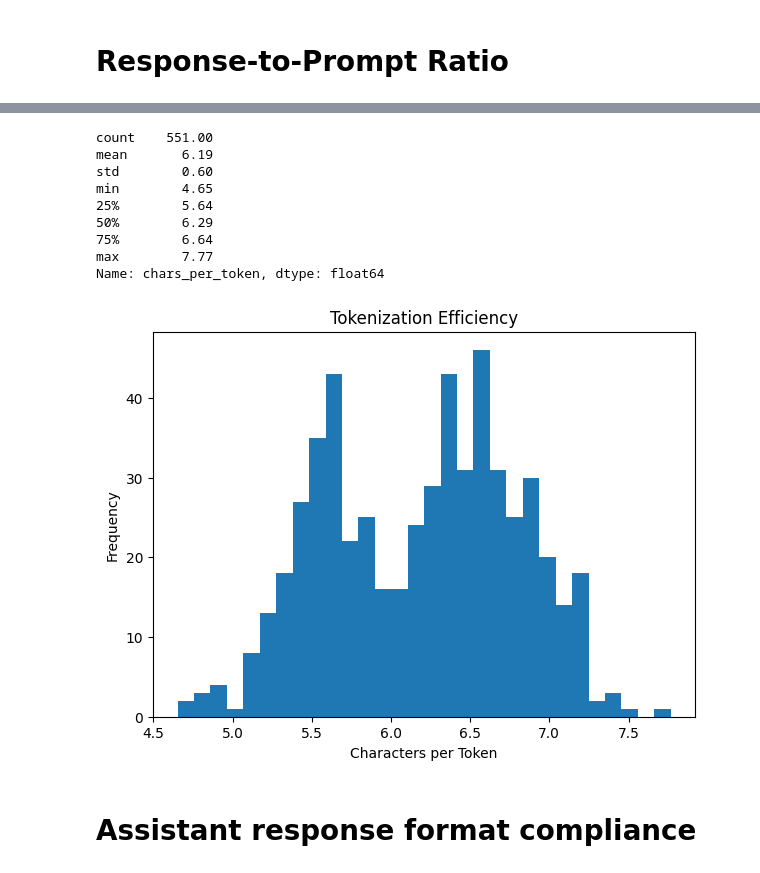
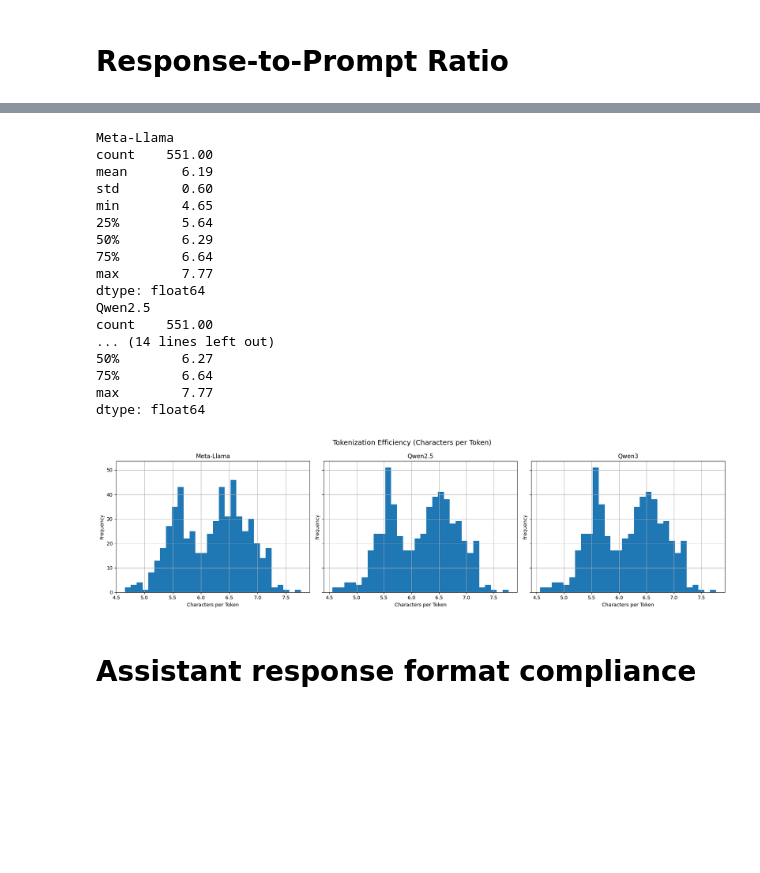
Before and after one commit to AdityaMMantri/Bifrost-Cyber, a Jupyter notebook: Dataset_Stats/blue_eda.ipynb, the cells around one changed output, grey strips where cells are left out. Saved outputs shown, nothing was run; the diff lists cells and outputs as text; code cells hidden in the pictures; blank space fills up the shorter version.

```diff
--- a/Dataset_Stats/blue_eda.ipynb
+++ b/Dataset_Stats/blue_eda.ipynb
@@ -263,19 +329,24 @@ ASSISTANT RESPONSE TOKENIZER COMPARISON
 # %% [markdown]
 # Training Sequence Token Statistics Comparison
 # %%
-results=[]
+results = []
 
-for model_name,tokenizer in tokenizers.items():
+for model_name, tokenizer in tokenizers.items():
 
     print(f"Using Tokenizer: {model_name}")
+
     training_tokens = []
 
     for messages in df["messages"]:
-        formatted_text = tokenizer.apply_chat_template(messages,tokenize=False,add_generation_prompt=False)
-        token_count = len(tokenizer(formatted_text,add_special_tokens=False)["input_ids"])
+
+        formatted_text=tokenizer.apply_chat_template(messages,tokenize=False,add_generation_prompt=False)
+        token_count=len(tokenizer(formatted_text,add_special_tokens=False)["input_ids"])
         training_tokens.append(token_count)
 
-    token_series=pd.Series(training_tokens)
+    prefix=COLUMN_PREFIX[model_name]
+    df[f"{prefix}_training_tokens"]=training_tokens
+
+    token_series = pd.Series(training_tokens)
 
     results.append({
         "Tokenizer": model_name,
@@ -289,9 +360,8 @@ for model_name,tokenizer in tokenizers.items():
         "95%": round(token_series.quantile(0.95),2),
         "99%": round(token_series.quantile(0.99),2)})
 
-comparison=pd.DataFrame(results)
+comparison = pd.DataFrame(results)
 
-print("\n")
 print("=" * 120)
 print("TRAINING SEQUENCE TOKENIZER COMPARISON")
 print("=" * 120)
@@ -520,25 +730,50 @@ Name: response_prompt_ratio, dtype: float64
 # %%
-df["chars_per_token"] = (df["assistant_chars"] /df["assistant_tokens"])
+token_columns = {"Meta-Llama": "llama_assistant_tokens",
+                 "Qwen2.5": "qwen25_assistant_tokens",
+                 "Qwen3": "qwen3_assistant_tokens"}
 
-print(df["chars_per_token"].describe().round(2))
+fig,ax=plt.subplots(1, 3, figsize=(18, 5), sharey=True)
 
-plt.figure(figsize=(7,5))
-plt.hist(df["chars_per_token"], bins=30)
-plt.xlabel("Characters per Token")
-plt.ylabel("Frequency")
-plt.title("Tokenization Efficiency")
+for axis,(model_name, assistant_col) in zip(ax, token_columns.items()):
+
+    chars_per_token = df["assistant_chars"] / df[assistant_col]
+    print(model_name)
+    print(chars_per_token.describe().round(2))
+
+    axis.hist(chars_per_token, bins=30)
+    axis.set_title(model_name)
+    axis.set_xlabel("Characters per Token")
+    axis.set_ylabel("Frequency")
+    axis.grid(True)
+
+plt.suptitle("Tokenization Efficiency (Characters per Token)", fontsize=14)
+plt.tight_layout()
 plt.show()
+
+df["llama_chars_per_token"] = (df["assistant_chars"]/df["llama_assistant_tokens"])
+
+df["qwen25_chars_per_token"] = (df["assistant_chars"]/df["qwen25_assistant_tokens"])
+
+df["qwen3_chars_per_token"] = (df["assistant_chars"]/df["qwen3_assistant_tokens"])
 # %% [output]
+Meta-Llama
 count    551.00
 mean       6.19
 std        0.60
 min        4.65
 25%        5.64
 50%        6.29
 75%        6.64
 max        7.77
-Name: chars_per_token, dtype: float64
+dtype: float64
+Qwen2.5
+count    551.00
+... (14 lines left out)
+50%        6.27
+75%        6.64
+max        7.77
+dtype: float64
-[figure, old version]
+[figure, new version]
 # %% [markdown]
 # Assistant response format compliance
 # %%
```
Also changed, not shown: parts of 23 cells of this notebook, 2 other files.
